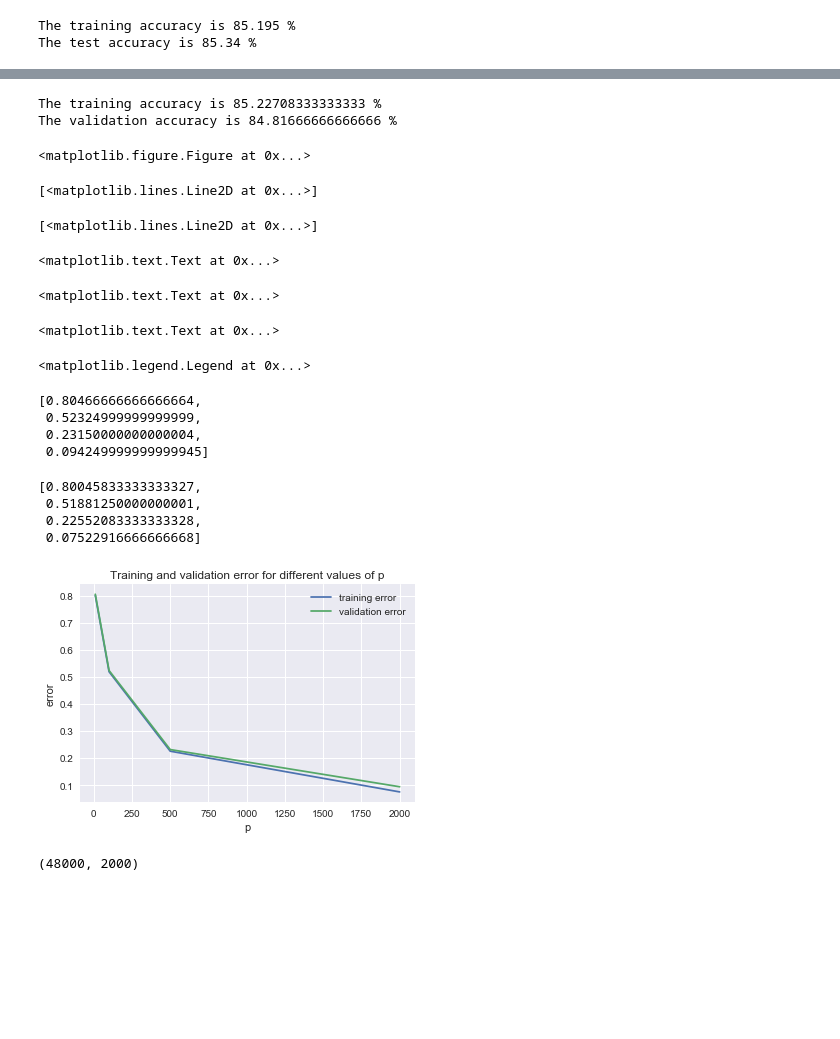
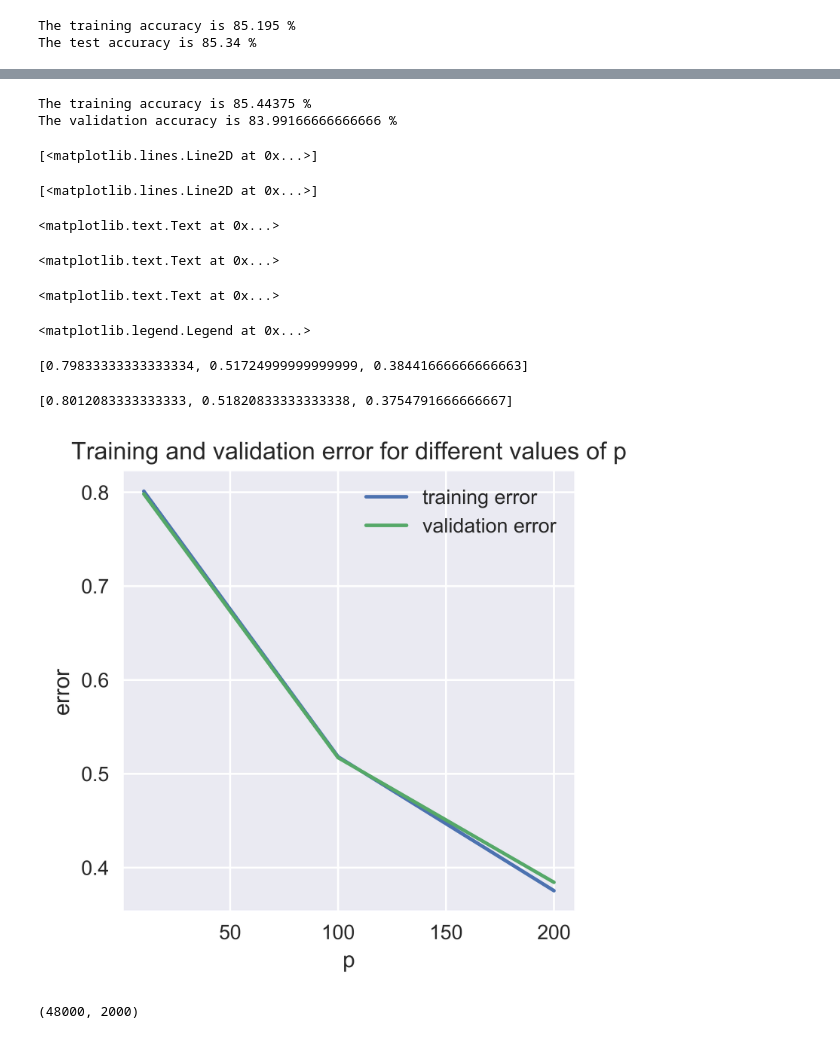
Before and after one commit to davidjuliancaldwell/machine-learning-class, a Jupyter notebook: hw1/hw1-prob5-notebook.ipynb, the cells around one changed output, grey strips where cells are left out. Saved outputs shown, nothing was run; the diff lists cells and outputs as text; code cells hidden in the pictures; blank space fills up the shorter version.

```diff
--- a/hw1/hw1-prob5-notebook.ipynb
+++ b/hw1/hw1-prob5-notebook.ipynb
@@ -26,14 +26,19 @@ def load_dataset():
 
 # training function
 def train(x,y,lambda_cnst):
-    a = (np.dot(x.T,x)) + lambda_cnst*np.identity(np.shape(x)[1])
-    b = (np.dot(x.T,y))
+    #a = (np.dot(x.T,x)) + lambda_cnst*np.identity(np.shape(x)[1])
+    #b = (np.dot(x.T,y))
+    x = x.T
+    y = y.T
+    a = (np.dot(x,x.T)) + lambda_cnst*np.identity(np.shape(x)[0])
+    b = (np.dot(x,y.T))
     w_hat = np.linalg.solve(a,b)
     return w_hat
 
 # prediction function
 def predict(w,x_prime):
-    classified = np.argmax(np.dot(x_prime,w),axis=1)
+    #classified = np.argmax(np.dot(x_prime,w),axis=1)
+    classified = np.argmax(np.dot(w.T,x_prime.T),axis=0)
     return classified
 
 # evaluate performance
@@ -180,11 +195,11 @@ valid_acc = evaluate(predictions_valid,valid_l)
 print('The training accuracy is {} %'.format(100*train_acc))
 print('The validation accuracy is {} %'.format(100*valid_acc))
 # %% [output]
-The training accuracy is 85.22708333333333 %
-The validation accuracy is 84.81666666666666 %
+The training accuracy is 85.44375 %
+The validation accuracy is 83.99166666666666 %
 # %%
 #p_list = [10,100,500,1000,1500,2000,2500,3000,3500,4000,4500,5000,5500,6000]
-p_list = [10,100,500,2000]
+p_list = [10,100,200]
 
 train_error_vec = []
 valid_error_vec = []
@@ -205,33 +220,28 @@ for p in p_list:
     train_error_vec.append(train_err)
     valid_error_vec.append(valid_err)
 # %%
-plt.figure()
+fig1 = plt.figure(figsize=(4, 4), dpi=600)
 plt.plot(p_list,train_error_vec,label='training error')
 plt.plot(p_list,valid_error_vec,label='validation error')
 plt.xlabel('p')
 plt.ylabel('error')
 plt.title('Training and validation error for different values of p')
 plt.legend()
+fig1.savefig('hw1_prob7_errorPlot')
+
 
 valid_error_vec
 train_error_vec
 # %% [output]
-<matplotlib.figure.Figure at 0x...>
+[<matplotlib.lines.Line2D at 0x...>]
 [<matplotlib.lines.Line2D at 0x...>]
-[<matplotlib.lines.Line2D at 0x...>]
+<matplotlib.text.Text at 0x...>
 <matplotlib.text.Text at 0x...>
 <matplotlib.text.Text at 0x...>
-<matplotlib.text.Text at 0x...>
+<matplotlib.legend.Legend at 0x...>
-<matplotlib.legend.Legend at 0x...>
+[0.79833333333333334, 0.51724999999999999, 0.38441666666666663]
-[0.80466666666666664,
- 0.52324999999999999,
- 0.23150000000000004,
- 0.094249999999999945]
+[0.8012083333333333, 0.51820833333333338, 0.3754791666666667]
-[0.80045833333333327,
- 0.51881250000000001,
- 0.22552083333333328,
- 0.07522916666666668]
-[figure, old version]
+[figure, new version]
 # %%
 np.shape(train_s_trans)
 np.shape(valid_s_trans)
```
Also changed, not shown: parts of 5 cells of this notebook, 4 other files.
